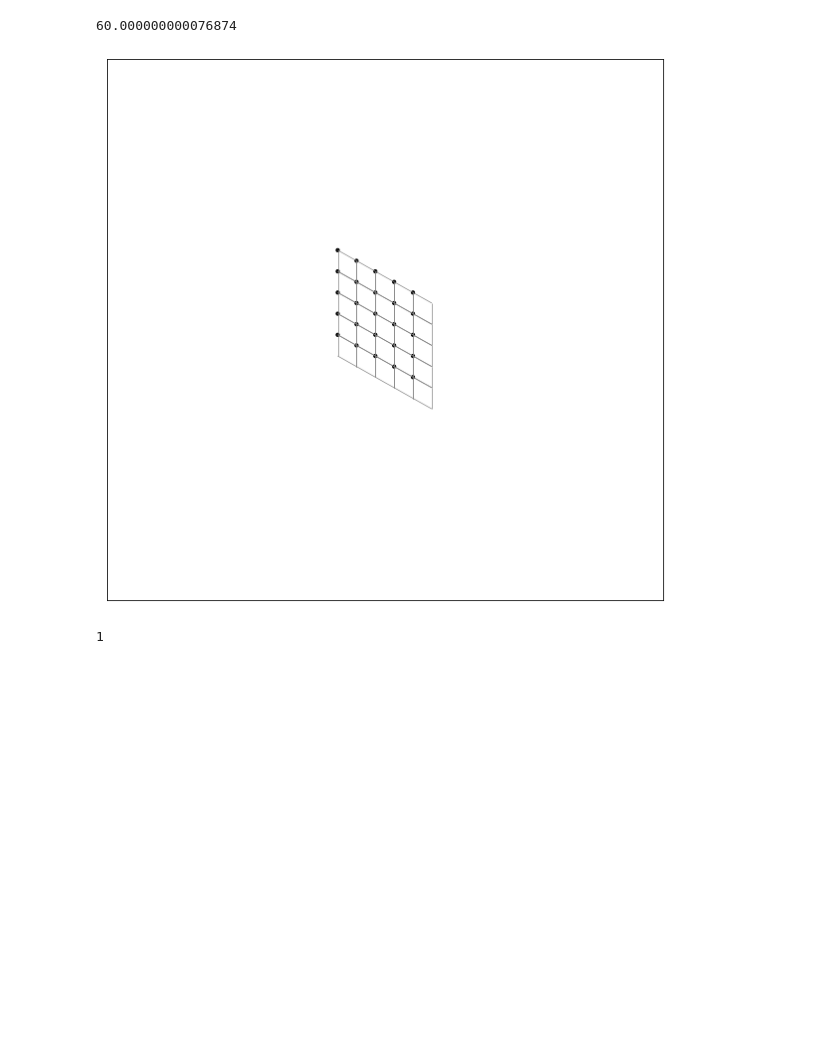
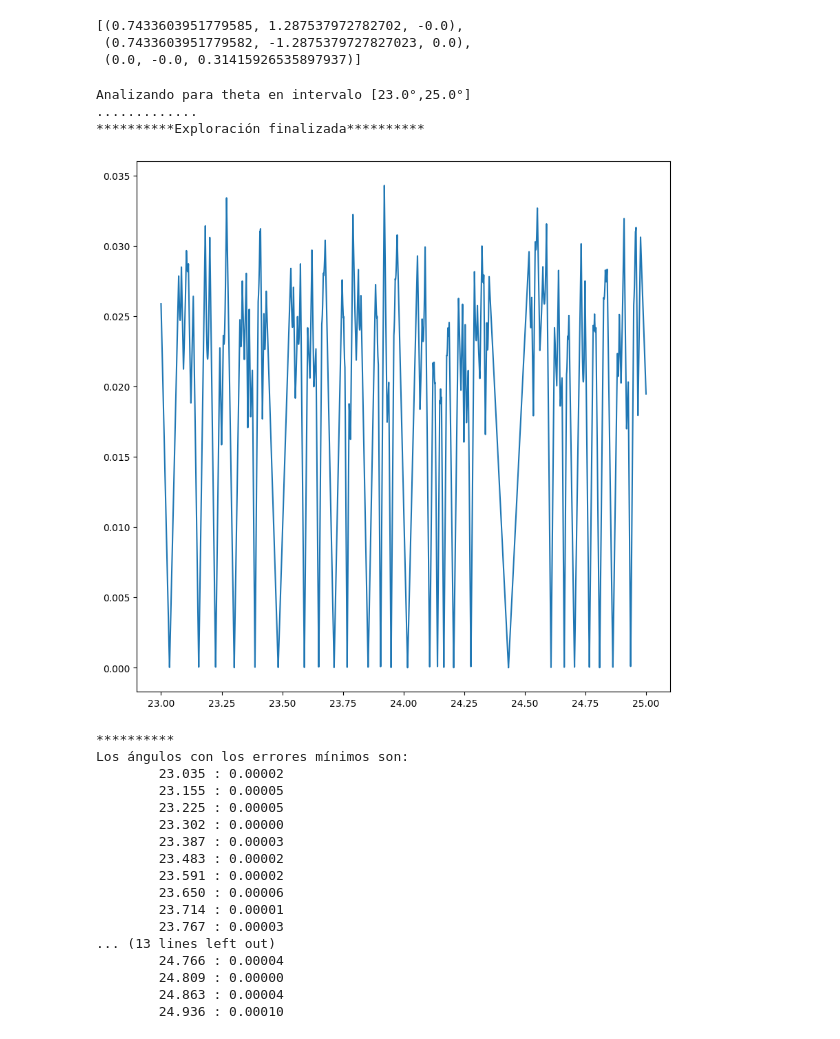
Before and after one commit to OssielAg/SS, a Jupyter notebook: SuperCell/Pruebas.ipynb, the cells around one changed output. Saved outputs shown, nothing was run; the diff lists cells and outputs as text; code cells hidden in the pictures; blank space fills up the shorter version.

```diff
--- a/SuperCell/Pruebas.ipynb
+++ b/SuperCell/Pruebas.ipynb
@@ -113,4 +5,0 @@ rec=cRecip(a,b,c)
-# %%
-cAng(to2D(rec[0]),to2D(rec[1]))
-# %% [output]
-60.000000000076874
@@ -119,5 +5,0 @@ r2=Red(to2D(rec[0]),to2D(rec[1]),atms=[Atomo((0,0))])
-# %%
-r2.showXY(5,5)
-# %% [output]
-[figure, removed]
-1
@@ -123,0 +8,30 @@ r2.showXY(5,5)
+# %%
+red2.reciprocalVectors
+# %% [output]
+[(0.7433603951779585, 1.287537972782702, -0.0),
+ (0.7433603951779582, -1.2875379727827023, 0.0),
+ (0.0, -0.0, 0.31415926535897937)]
+# %%
+l = analiza(red1,red2,roAng=(23.0,25.0),mor=60,accuracy=4)
+# %% [output]
+Analizando para theta en intervalo [23.0°,25.0°]
+.............
+**********Exploración finalizada**********
+[figure, added]
+**********
+Los ángulos con los errores mínimos son:
+        23.035 : 0.00002
+        23.155 : 0.00005
+        23.225 : 0.00005
+        23.302 : 0.00000
+        23.387 : 0.00003
+        23.483 : 0.00002
+        23.591 : 0.00002
+        23.650 : 0.00006
+        23.714 : 0.00001
+        23.767 : 0.00003
+... (13 lines left out)
+        24.766 : 0.00004
+        24.809 : 0.00000
+        24.863 : 0.00004
+        24.936 : 0.00010
```
Also changed, not shown: parts of 34 cells of this notebook, 15 other files.
